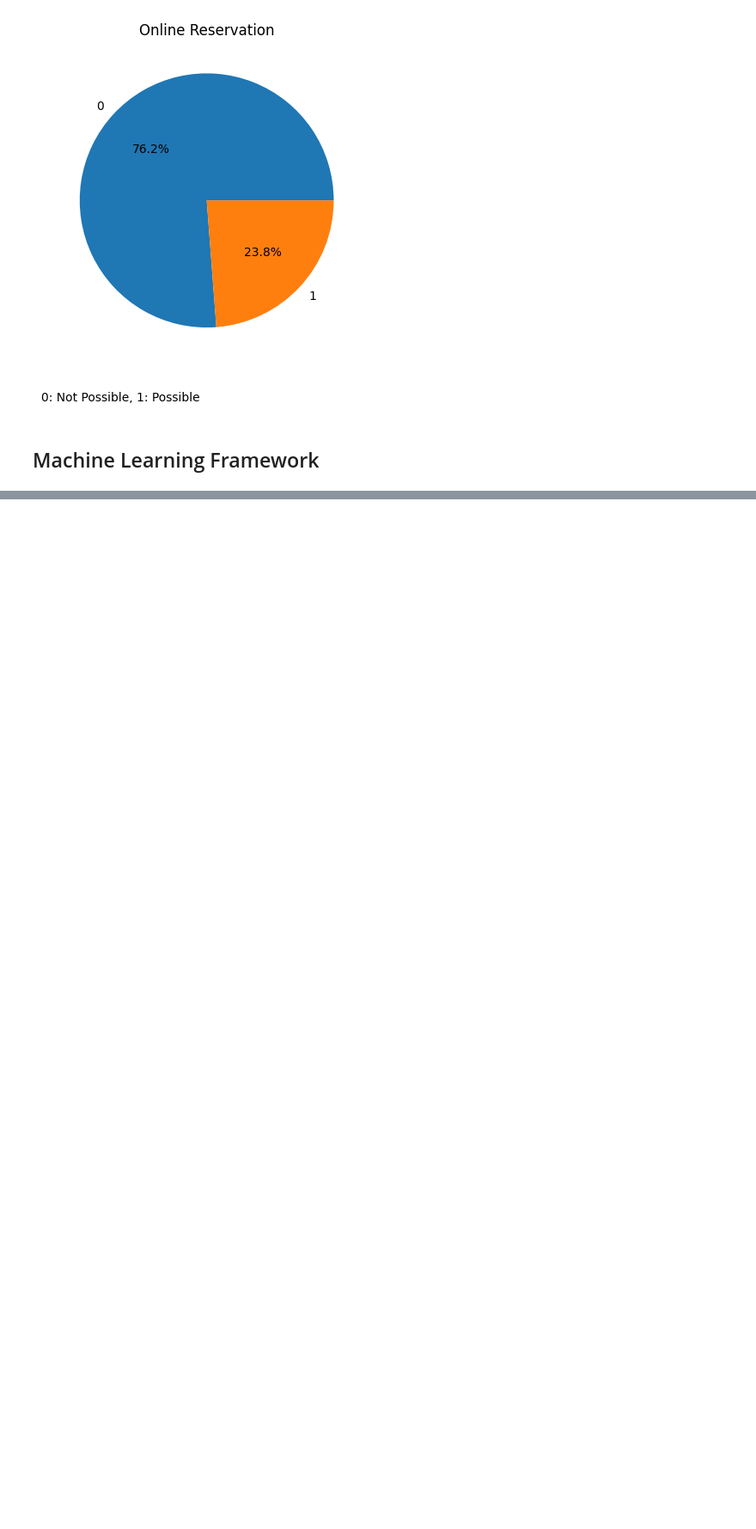
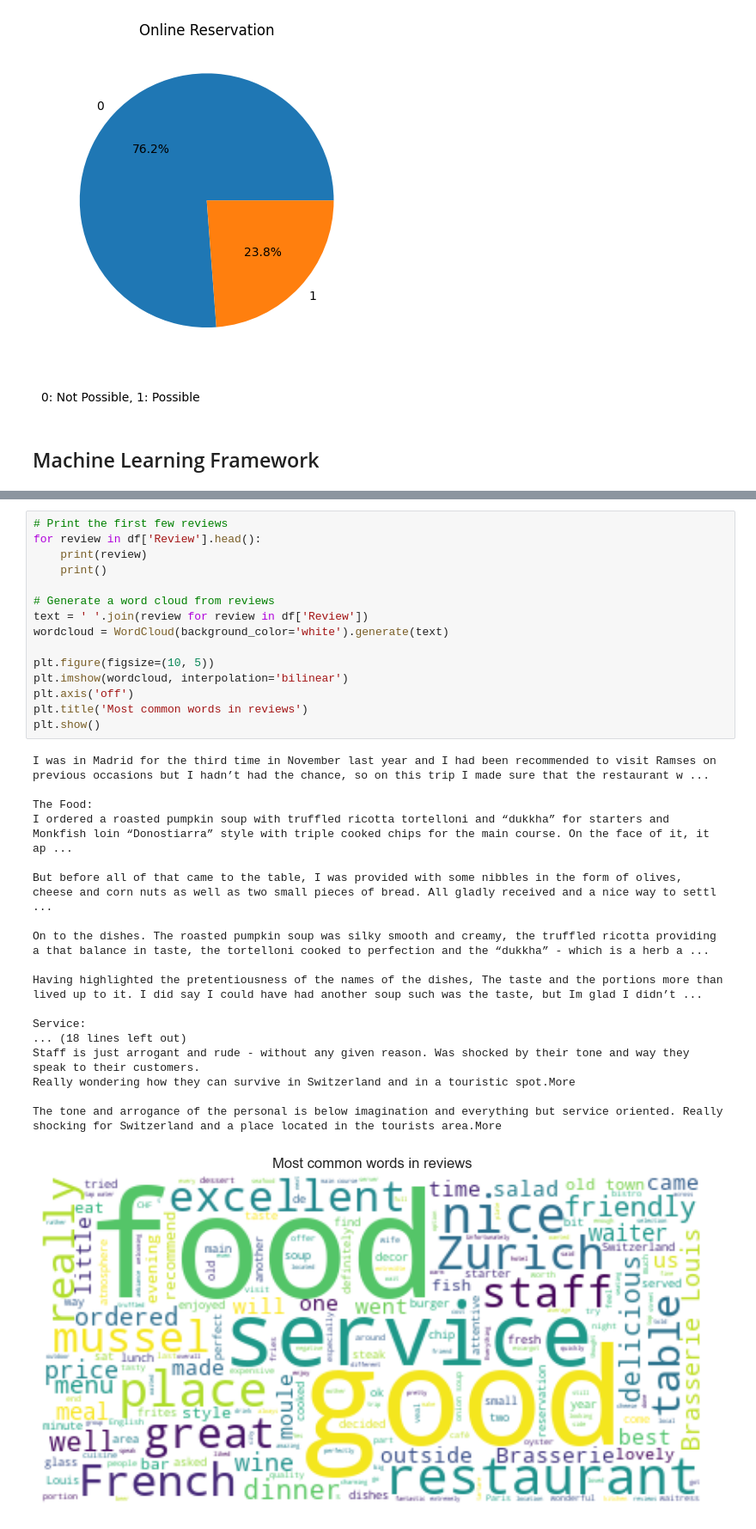
Before and after one commit to clov3r7-RebelK/ADS_Project_FS2023, a Jupyter notebook: project/project_ads_grp6.ipynb, the cells around one changed output, grey strips where cells are left out. Shown at 86% size. Saved outputs shown, nothing was run; the diff lists cells and outputs as text; blank space fills up the shorter version.

```diff
--- a/project/project_ads_grp6.ipynb
+++ b/project/project_ads_grp6.ipynb
@@ -486,0 +595,34 @@ memory usage: 38.9+ KB
+# %%
+# Print the first few reviews
+for review in df['Review'].head():
+    print(review)
+    print()
+
+# Generate a word cloud from reviews
+text = ' '.join(review for review in df['Review'])
+wordcloud = WordCloud(background_color='white').generate(text)
+
+plt.figure(figsize=(10, 5))
+plt.imshow(wordcloud, interpolation='bilinear')
+plt.axis('off')
+plt.title('Most common words in reviews')
+plt.show()
+# %% [output]
+I was in Madrid for the third time in November last year and I had been recommended to visit Ramses on previous occasions but I hadn’t had the chance, so on this trip I made sure that the restaurant w ...
+
+The Food:
+I ordered a roasted pumpkin soup with truffled ricotta tortelloni and “dukkha” for starters and Monkfish loin “Donostiarra” style with triple cooked chips for the main course. On the face of it, it ap ...
+
+But before all of that came to the table, I was provided with some nibbles in the form of olives, cheese and corn nuts as well as two small pieces of bread. All gladly received and a nice way to settl ...
+
+On to the dishes. The roasted pumpkin soup was silky smooth and creamy, the truffled ricotta providing a that balance in taste, the tortelloni cooked to perfection and the “dukkha” - which is a herb a ...
+
+Having highlighted the pretentiousness of the names of the dishes, The taste and the portions more than lived up to it. I did say I could have had another soup such was the taste, but Im glad I didn’t ...
+
+Service:
+... (18 lines left out)
+Staff is just arrogant and rude - without any given reason. Was shocked by their tone and way they speak to their customers.
+Really wondering how they can survive in Switzerland and in a touristic spot.More
+
+The tone and arrogance of the personal is below imagination and everything but service oriented. Really shocking for Switzerland and a place located in the tourists area.More
+[figure, added]
```
Also changed, not shown: parts of 12 cells of this notebook, 2 other files.
